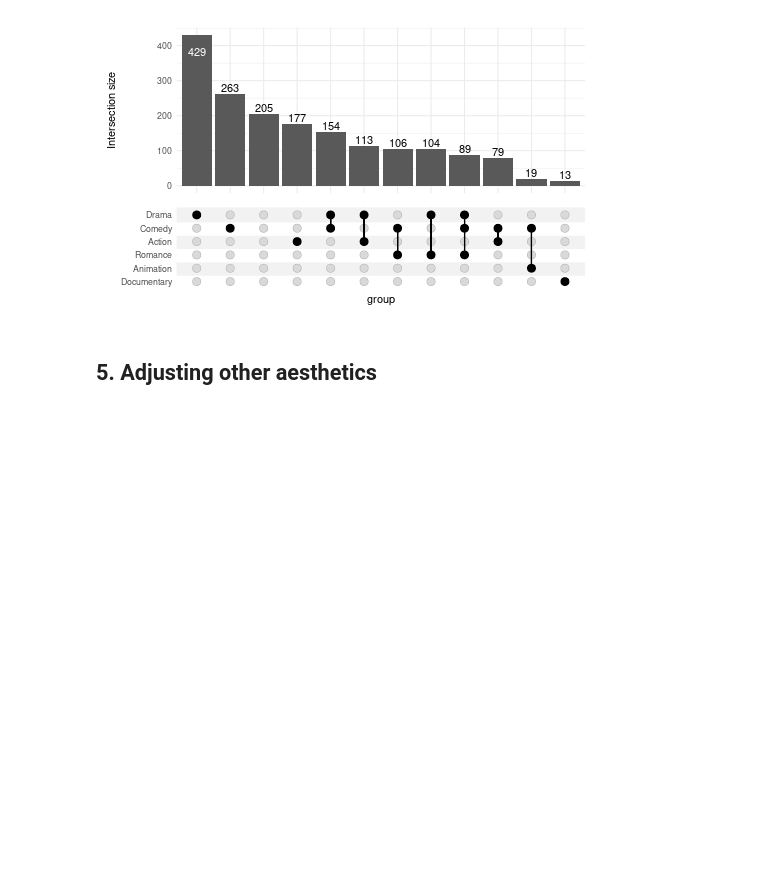
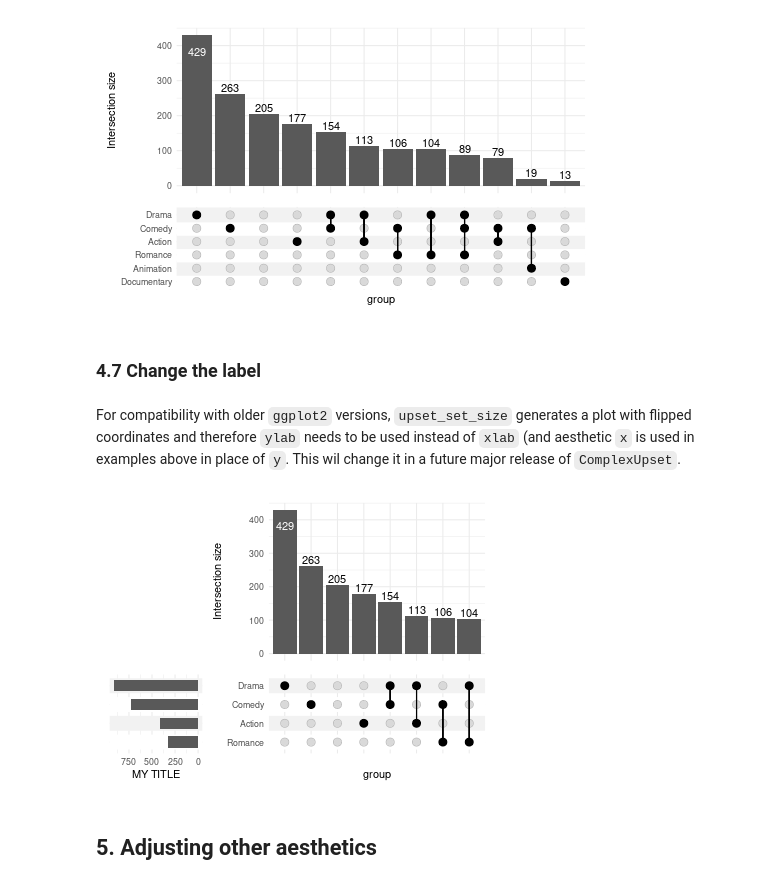
Before and after one commit to krassowski/complex-upset, a Jupyter notebook: vignettes/Examples.ipynb, the cells around one changed output. Saved outputs shown, nothing was run; the diff lists cells and outputs as text; code cells hidden in the pictures; blank space fills up the shorter version.

```diff
--- a/vignettes/Examples.ipynb
+++ b/vignettes/Examples.ipynb
@@ -774,6 +820,21 @@ upset(
 )
 # %% [output]
 [figure]
+# %% [markdown]
+### 4.7 Change the label
+# %% [markdown]
+For compatibility with older `ggplot2` versions, `upset_set_size` generates a plot with flipped coordinates and therefore `ylab` needs to be used instead of `xlab` (and aesthetic `x` is used in examples above in place of `y`. This wil change it in a future major release of `ComplexUpset`.
+# %%
+%%R -w 400 -h 300
+upset(
+    movies, genres, width_ratio=0.3, min_size=100,
+    set_sizes=(
+        upset_set_size()
+        + ylab('MY TITLE')
+    )
+)
+# %% [output]
+[figure, added]
 # %% [markdown]
 ## 5. Adjusting other aesthetics
 # %% [markdown]
```
Also changed, not shown: parts of 11 cells of this notebook.
